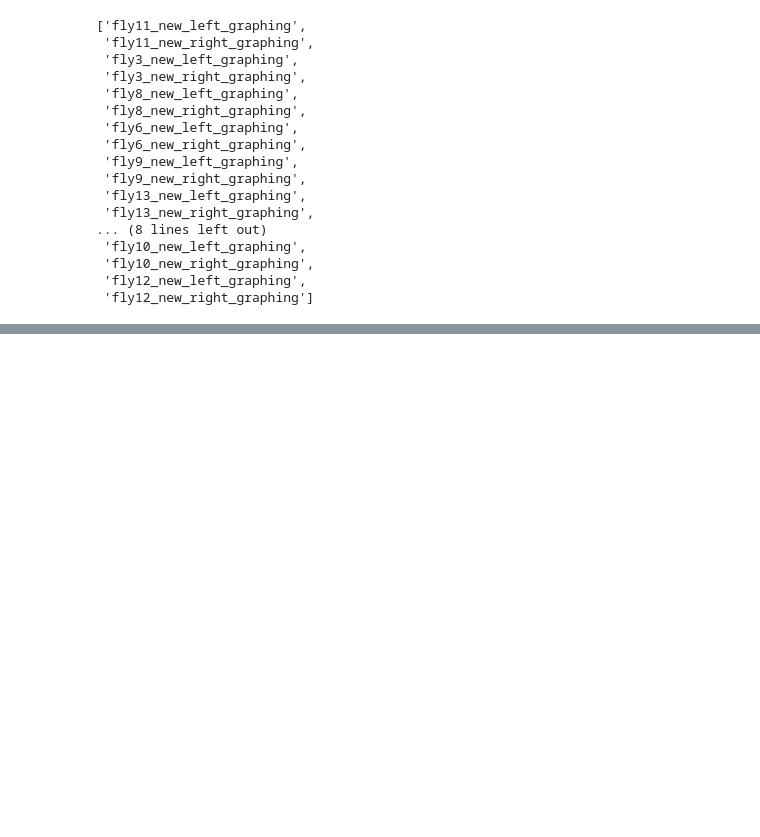
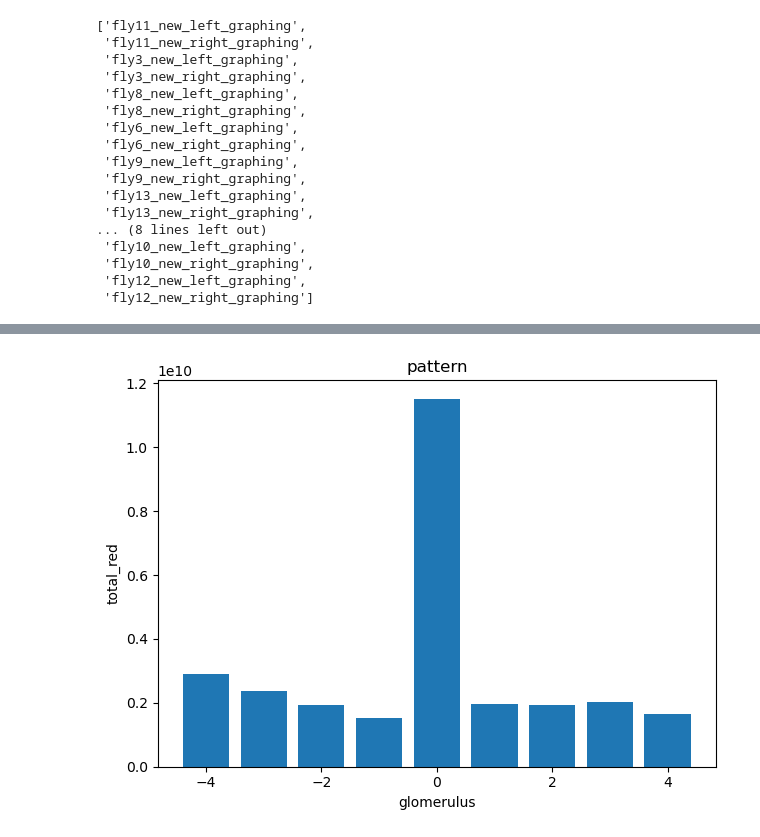
Before and after one commit to sansachenlelele/connectome_analysis_fisherlab, a Jupyter notebook: zipursky-analyze trend-total.ipynb, the cells around one changed output, grey strips where cells are left out. Saved outputs shown, nothing was run; the diff lists cells and outputs as text; code cells hidden in the pictures; blank space fills up the shorter version.

```diff
--- a/zipursky-analyze trend-total.ipynb
+++ b/zipursky-analyze trend-total.ipynb
@@ -548,0 +776,29 @@ graphing_dfs
+# %%
+# 1) Identify all 24 combined DataFrames in globals()
+pattern = re.compile(r'^fly\d+_new_(?:left|right)_graphing_combinedL1L9$')
+df_names = [
+    name for name, obj in globals().items()
+    if isinstance(obj, pd.DataFrame) and pattern.match(name)
+]
+
+# 2) Prepare an accumulator for the 9 possible rows
+num_rows = 9  # corresponding to glomerulus -4, -3, …, 4
+sum_totals = [0.0] * num_rows # this creates a list of 9 0.0, and each can be accessed by calling sum_totals[i]
+
+# 3) Loop over each DataFrame and add its total_red values row-wise
+for name in df_names:
+    df = globals()[name]
+    for idx, value in enumerate(df['total_red']):
+        if idx < num_rows:
+            sum_totals[idx] += value
+        # else: ignore any extra rows beyond the 9th
+
+# 4) Build the final sum_all DataFrame
+glomerulus = list(range(-4, 5))  # [-4, -3, …, 4]
+sum_all = pd.DataFrame({
+    'glomerulus': glomerulus,
+    'total_red':  sum_totals
+})
+
+# Now sum_all contains one row per glomerulus with the summed total_red
+print(sum_all)
@@ -548,0 +816,13 @@ graphing_dfs
+# %%
+df = sum_all
+x = df['glomerulus']
+y = df['total_red']
+plt.figure()
+plt.bar(x, y)
+plt.xlabel('glomerulus')
+plt.ylabel('total_red')
+plt.title(df_name)
+plt.tight_layout()
+plt.show()
+# %% [output]
+[figure, added]
```
Also changed, not shown: parts of 22 cells of this notebook, 24 other files.
